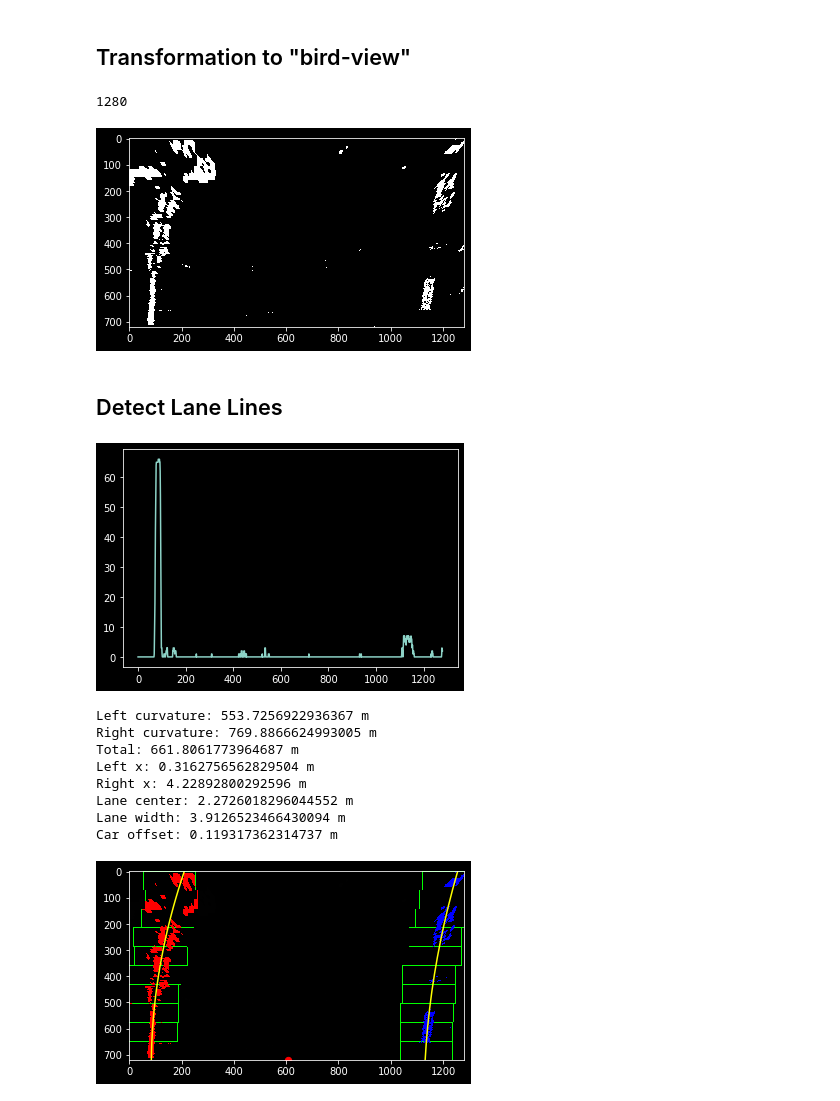
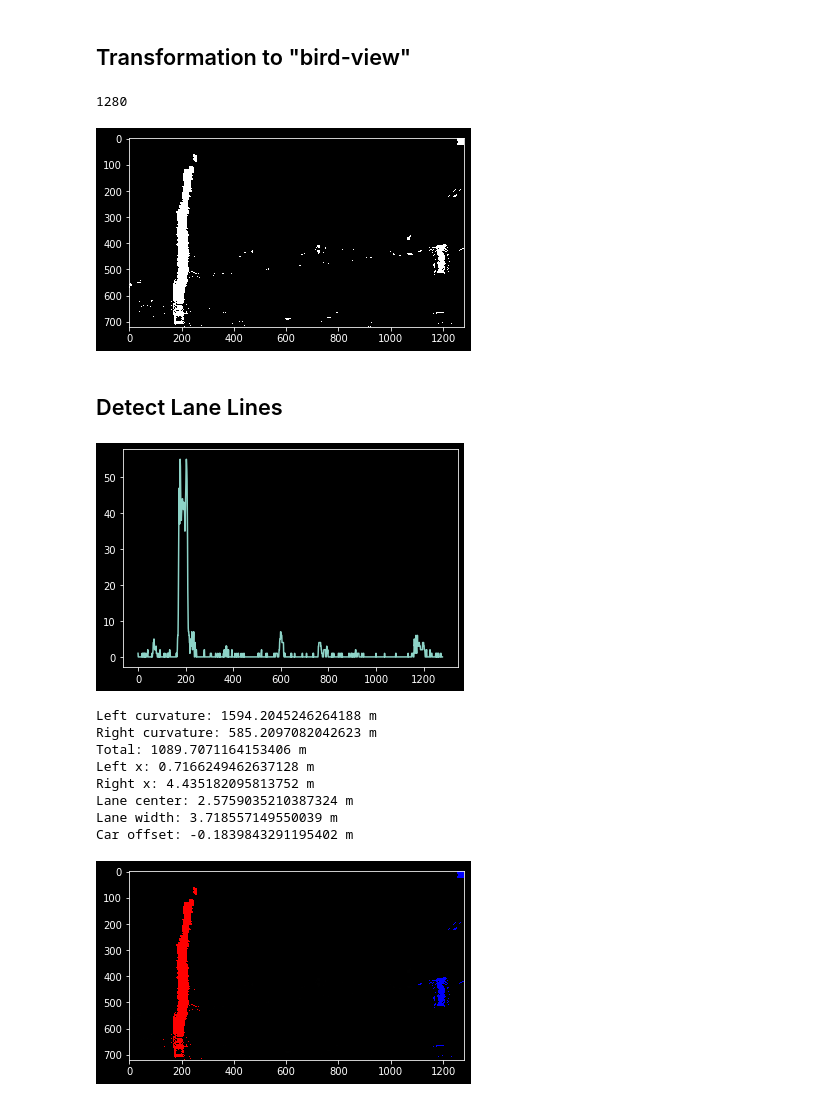
Before and after one commit to LukasLeonardKoening/Advanced-Lane-Finding, a Jupyter notebook: Advanced_Lane_Finding.ipynb, the cells around one changed output. Drawn from its saved outputs; the diff is of its cells as text; code cells hidden in the pictures.

```diff
--- a/Advanced_Lane_Finding.ipynb
+++ b/Advanced_Lane_Finding.ipynb
@@ -21,7 +21,7 @@ import matplotlib.image as mpl_img
 import glob
 
 #test_image = plt.imread("test_images/straight_lines1.jpg")
-test_image = plt.imread("test_images/test5.jpg")
+test_image = plt.imread("test_images/test4.jpg")
 plt.imsave("output_images/original_image.jpg", test_image)
 # %% [markdown]
 ## Camera Calibration
@@ -281,16 +281,17 @@ def transform_road(binary_image):
 
     # Perform transformation
     M = cv2.getPerspectiveTransform(src, dest)
+    Minv = cv2.getPerspectiveTransform(dest, src)
     warped = cv2.warpPerspective(binary_image, M, (xsize, ysize), flags=cv2.INTER_LINEAR)
 
-    return warped
+    return warped, Minv
 
-transformed_img = transform_road(thresholded_img)
+transformed_img, M_inv = transform_road(thresholded_img)
 plt.imshow(transformed_img, cmap="gray")
 plt.imsave("output_images/transformed_image.jpg", transformed_img)
 # %% [output]
 1280
-[figure, old version]
+[figure, new version]
 # %% [markdown]
 ## Detect Lane Lines
 # %%
@@ -301,7 +302,7 @@ def showHistogram(trans_img, tenth):
 
 showHistogram(transformed_img, 10)
 # %% [output]
-[figure, old version]
+[figure, new version]
 # %%
 def find_lane_line_pixels(trans_img):
     # Image size
@@ -350,10 +351,10 @@ def find_lane_line_pixels(trans_img):
 
         # Draw the windows on the visualization image
         # TODO: Remove!
-        cv2.rectangle(out_img,(win_xleft_low,win_y_low),
-        (win_xleft_high,win_y_high),(0,255,0), 2)
-        cv2.rectangle(out_img,(win_xright_low,win_y_low),
-        (win_xright_high,win_y_high),(0,255,0), 2)
+        #cv2.rectangle(out_img,(win_xleft_low,win_y_low),
+        #(win_xleft_high,win_y_high),(0,255,0), 2)
+        #cv2.rectangle(out_img,(win_xright_low,win_y_low),
+        #(win_xright_high,win_y_high),(0,255,0), 2)
 
         # Identify nonzeros in windows
         good_left_inds = ((nonzeroY >= win_y_low) & (nonzeroY <= win_y_high) & (nonzeroX >= win_xleft_low) & (nonzeroX <= win_xleft_high)).nonzero()[0]
@@ -419,8 +420,8 @@ def fit_poly(trans_img):
     out_img[righty, rightx] = [0, 0, 255]
 
     # Plots the left and right polynomials on the lane lines
-    plt.plot(left_fitx / xm_per_pix, ploty / ym_per_pix, color='yellow')
-    plt.plot(right_fitx / xm_per_pix, ploty / ym_per_pix, color='yellow')
+    #plt.plot(left_fitx / xm_per_pix, ploty / ym_per_pix, color='yellow')
+    #plt.plot(right_fitx / xm_per_pix, ploty / ym_per_pix, color='yellow')
 
     ## Curvature calculation
     y_eval = np.max(ploty) * ym_per_pix # y at which radius is calculated
@@ -432,42 +433,61 @@ def fit_poly(trans_img):
     # Mean of the left and right lane curvature
     curvature = np.mean((left_curvature, right_curvature))
 
     ## Position calculation
     # x positions of lines
     left_line_x = left_fit[0] * y_eval ** 2 + left_fit[1] * y_eval + left_fit[2]
     right_line_x = right_fit[0] * y_eval ** 2 + right_fit[1] * y_eval + right_fit[2]
 
     # x position of lane center
     lane_center_x = (right_line_x+left_line_x)/2
-    plt.scatter(x=[lane_center_x / xm_per_pix], y=[ysize], c='r', s=40)
+    #plt.scatter(x=[lane_center_x / xm_per_pix], y=[ysize], c='r', s=40)
 
     car_center = xsize * xm_per_pix / 2
     frame_offset = 90*xm_per_pix
     car_offset = car_center - (lane_center_x)# + frame_offset)
 
 
     print("Left curvature: " +  str(left_curvature) + " m")
     print("Right curvature: " +  str(right_curvature) + " m")
     print("Total: " + str(curvature) + " m")
 
     print("Left x: " +  str(left_line_x) + " m")
     print("Right x: " +  str(right_line_x) + " m")
     print("Lane center: " + str(lane_center_x) + " m")
     print("Lane width: " + str(right_line_x - left_line_x) + " m")
     print("Car offset: " + str(car_offset) +  " m")
 
-    return out_img
+    ## Warp image back
+    #warp_zero = np.zeros_like(trans_img).astype(np.uint8)
+    #color_warp = out_img #np.dstack((warp_zero, warp_zero, warp_zero))
 
-identified_lines_image = fit_poly(transformed_img)
+    # Recast the x and y points into usable format for cv2.fillPoly()
+    #pts_left = np.array([np.transpose(np.vstack([left_fitx / xm_per_pix, ploty / ym_per_pix]))])
+    #pts_right = np.array([np.flipud(np.transpose(np.vstack([right_fitx / xm_per_pix, ploty / ym_per_pix])))])
+    #pts = np.hstack((pts_left, pts_right))
+
+    # Draw the lane onto the warped blank image
+    #cv2.fillPoly(color_warp, np.int_([pts]), (0,255, 0))
+
+    # Warp the blank back to original image space using inverse perspective matrix (Minv)
+    #newwarp = cv2.warpPerspective(color_warp, M_inv, (test_image.shape[1], test_image.shape[0]))
+    # Combine the result with the original image
+    #result = cv2.addWeighted(undistort_img, 1, newwarp, 0.3, 0)
+    #plt.imshow(result)
+
+    return out_img, left_fitx, right_fitx, ploty, curvature, car_offset
+    #return result, left_fitx, right_fitx, ploty
+
+identified_lines_image, lfx, rfx, p, r, o = fit_poly(transformed_img)
 plt.imshow(identified_lines_image)
 plt.imsave("output_images/identified_image.jpg", identified_lines_image)
 # %% [output]
-Left curvature: 553.7256922936367 m
-Right curvature: 769.8866624993005 m
-Total: 661.8061773964687 m
-Left x: 0.3162756562829504 m
-Right x: 4.22892800292596 m
-Lane center: 2.2726018296044552 m
-Lane width: 3.9126523466430094 m
-Car offset: 0.119317362314737 m
+Left curvature: 1594.2045246264188 m
+Right curvature: 585.2097082042623 m
+Total: 1089.7071164153406 m
+Left x: 0.7166249462637128 m
+Right x: 4.435182095813752 m
+Lane center: 2.5759035210387324 m
+Lane width: 3.718557149550039 m
+Car offset: -0.1839843291195402 m
-[figure, old version]
+[figure, new version]
```
Also changed, not shown: parts of 4 cells of this notebook, 1 other file.
